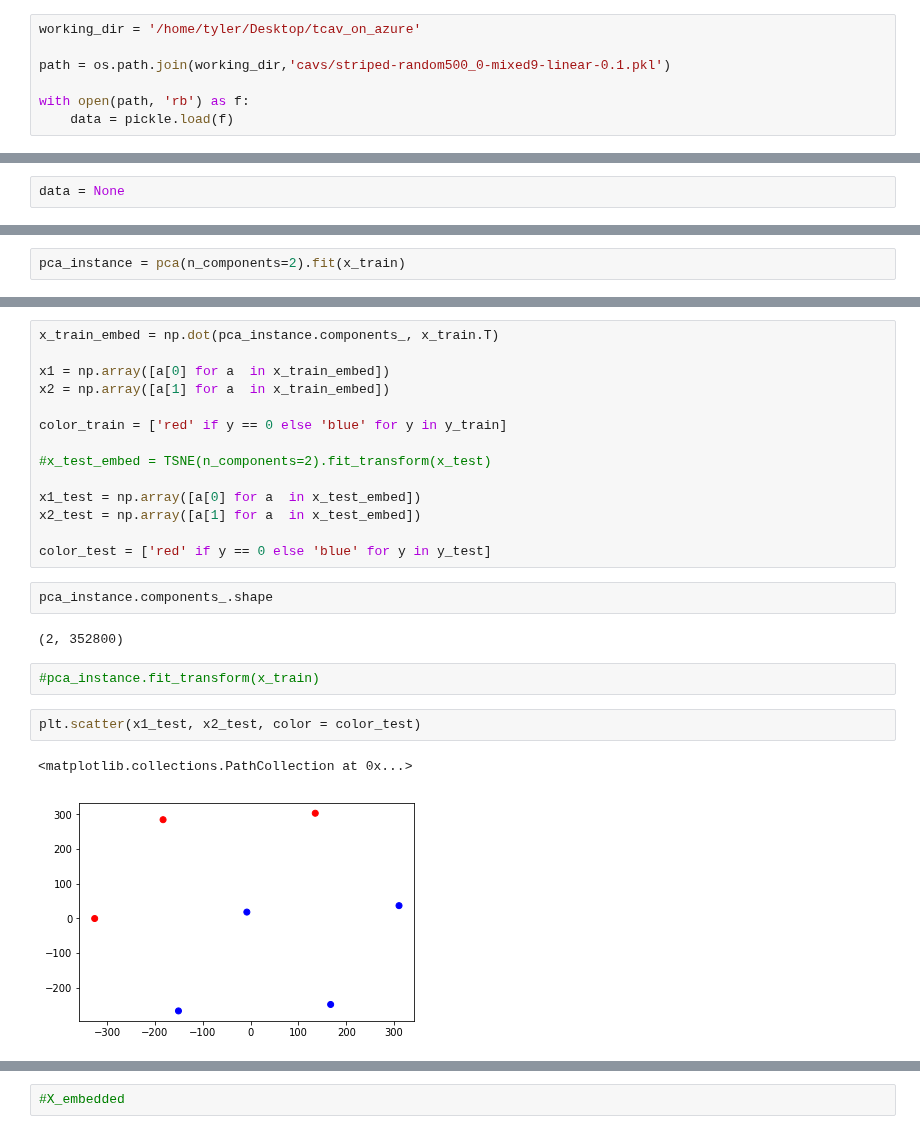
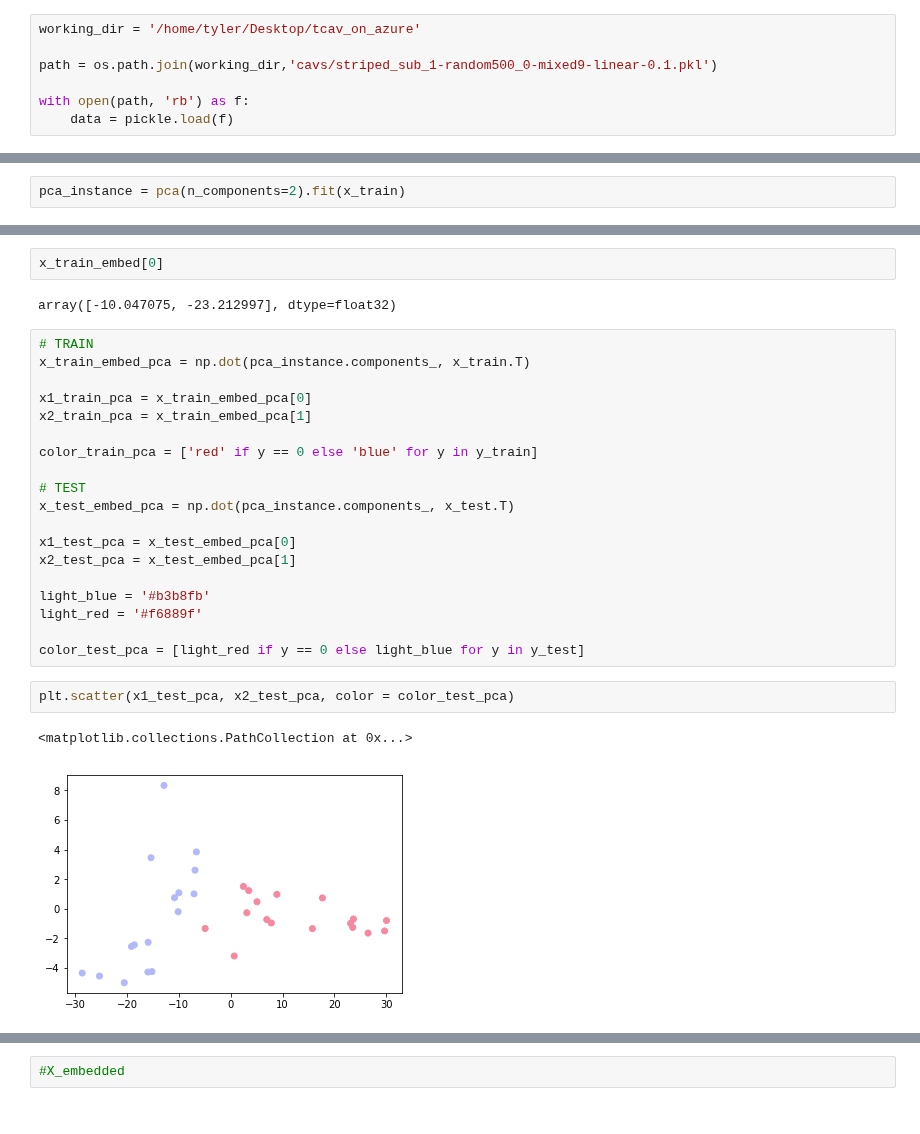
Before and after one commit to tyler-martin-12/tcav_on_azure, a Jupyter notebook: analyze_cavs_azure.ipynb, the cells around one changed output, grey strips where cells are left out. Cells and saved outputs as stored; diff of their text form.

```diff
--- a/analyze_cavs_azure.ipynb
+++ b/analyze_cavs_azure.ipynb
@@ -14,7 +14,7 @@ import os
 # %%
 working_dir = '/home/tyler/Desktop/tcav_on_azure'
 
-path = os.path.join(working_dir,'cavs/striped-random500_0-mixed9-linear-0.1.pkl')
+path = os.path.join(working_dir,'cavs/striped_sub_1-random500_0-mixed9-linear-0.1.pkl')
 
 with open(path, 'rb') as f:
     data = pickle.load(f)
@@ -69,5 +66,3 @@ path
-# %%
-data = None
 # %%
 d = dict(data)
 x_train = d['x_train']
@@ -136,25 +146,28 @@ x_train_embed.shape
+# %%
+x_train_embed[0]
+# %% [output]
+array([-10.047075, -23.212997], dtype=float32)
 # %%
-x_train_embed = np.dot(pca_instance.components_, x_train.T)
+# TRAIN
+x_train_embed_pca = np.dot(pca_instance.components_, x_train.T)
 
-x1 = np.array([a[0] for a  in x_train_embed])
-x2 = np.array([a[1] for a  in x_train_embed])
+x1_train_pca = x_train_embed_pca[0]
+x2_train_pca = x_train_embed_pca[1]
 
-color_train = ['red' if y == 0 else 'blue' for y in y_train]
+color_train_pca = ['red' if y == 0 else 'blue' for y in y_train]
 
-#x_test_embed = TSNE(n_components=2).fit_transform(x_test)
+# TEST
+x_test_embed_pca = np.dot(pca_instance.components_, x_test.T)
 
-x1_test = np.array([a[0] for a  in x_test_embed])
-x2_test = np.array([a[1] for a  in x_test_embed])
+x1_test_pca = x_test_embed_pca[0]
+x2_test_pca = x_test_embed_pca[1]
 
-color_test = ['red' if y == 0 else 'blue' for y in y_test]
+light_blue = '#b3b8fb'
+light_red = '#f6889f'
+
+color_test_pca = [light_red if y == 0 else light_blue for y in y_test]
-# %%
-pca_instance.components_.shape
-# %% [output]
-(2, 352800)
-# %%
-#pca_instance.fit_transform(x_train)
 # %%
-plt.scatter(x1_test, x2_test, color = color_test)
+plt.scatter(x1_test_pca, x2_test_pca, color = color_test_pca)
 # %% [output]
 <matplotlib.collections.PathCollection at 0x...>
-[figure, old version]
+[figure, new version]
```
Also changed, not shown: parts of 28 cells of this notebook, 2 other files.
